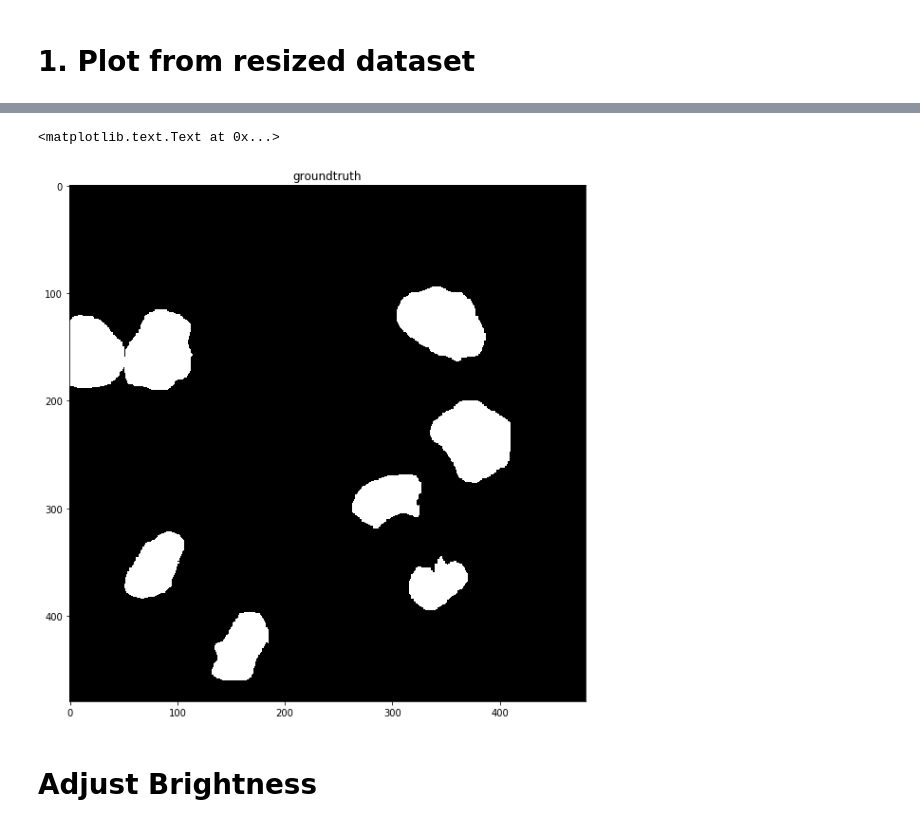
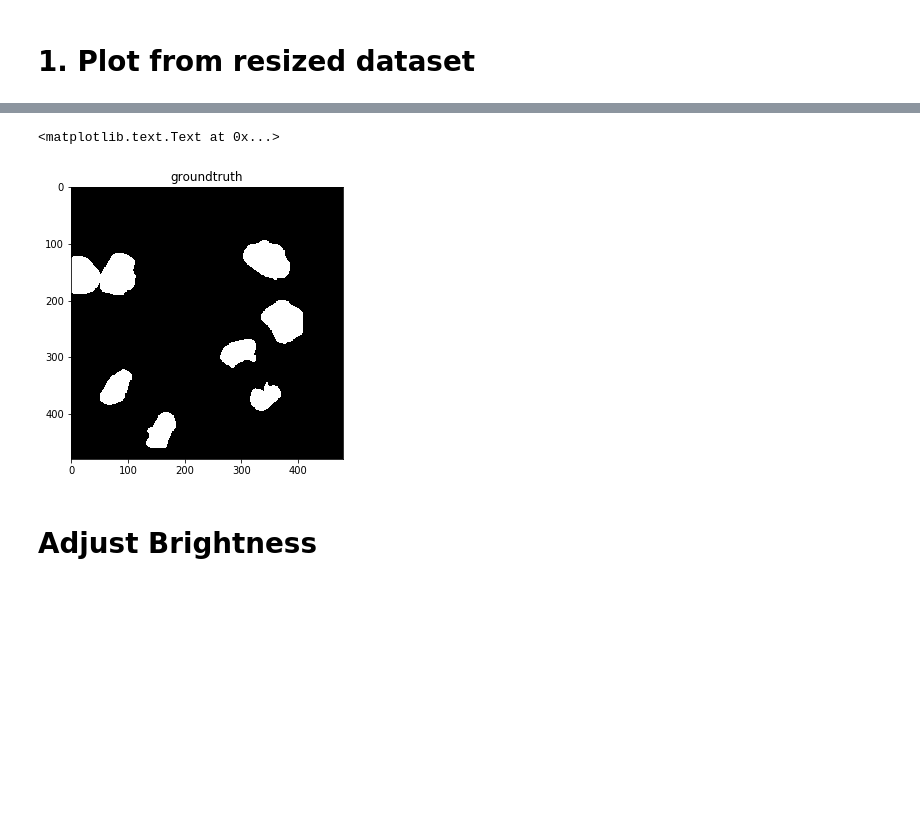
Before and after one commit to Chen-Yifan/cell_division, a Jupyter notebook: notebooks/vis_data.ipynb, the cells around one changed output, grey strips where cells are left out. Saved outputs shown, nothing was run; the diff lists cells and outputs as text; code cells hidden in the pictures; blank space fills up the shorter version.

```diff
--- a/notebooks/vis_data.ipynb
+++ b/notebooks/vis_data.ipynb
@@ -35,12 +45,12 @@ plt.title('prediction')
 # %%
 path = '/home/yifanc3/segmentation/cell_division/results/40epochweights.36-0.06-0.76-iou75.67-results_val/1_gt.npy'
 arr = np.load(path)
-figure = plt.figure(figsize=(10,10))
+figure = plt.figure(figsize=(5,5))
 plt.imshow(arr, cmap='gray')
 plt.title('groundtruth')
 # %% [output]
 <matplotlib.text.Text at 0x...>
-[figure, old version]
+[figure, new version]
 # %% [markdown]
 # Adjust Brightness
 # %%
```
Also changed, not shown: parts of 5 cells of this notebook, 11 other files.
